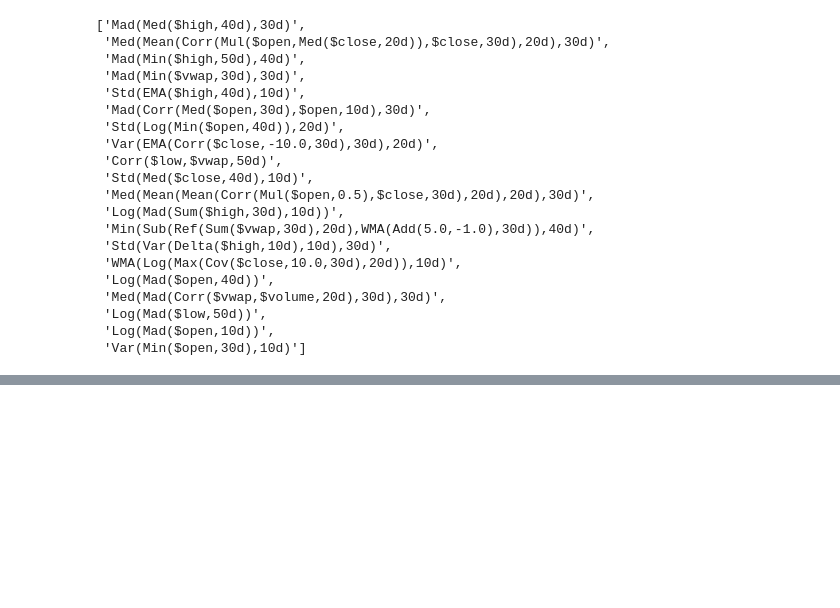
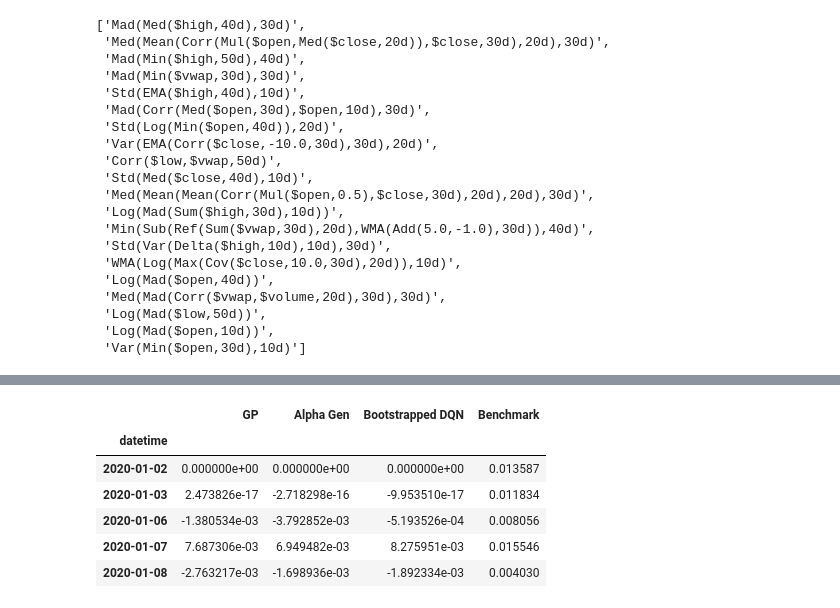
Before and after one commit to Ty-Wattana/alphadeepex, a Jupyter notebook: report.ipynb, the cells around one changed output, grey strips where cells are left out. Saved outputs shown, nothing was run; the diff lists cells and outputs as text; code cells hidden in the pictures; blank space fills up the shorter version.

```diff
--- a/report.ipynb
+++ b/report.ipynb
@@ -269,8 +271,8 @@ report
 | 2021-12-31 | 1.544379e+08 | 5.813494e-03 | 1.306747e+10 | 0.192542 | 1.960120e+07 | 0.000289 | 1.536577e+08 | 7.802481e+05 | 0.003832 |
 486 rows × 9 columns
 # %%
-report["cum_return"] = report["return"].cumsum()
-report
+alphaGen_report["cum_return"] = alphaGen_report["return"].cumsum()
+alphaGen_report
 # %% [output]
 |  | account | return | total_turnover | turnover | total_cost | cost | value | cash | bench | ... |
 | datetime |  |  |  |  |  |  |  |  |  | ... |
@@ -296,0 +322,19 @@ chart.show()
+# %%
+import pandas as pd
+df_com = pd.DataFrame()
+
+df_com["GP"] = gp_report["return"].cumsum()
+df_com["Alpha Gen"] = alphaGen_report["return"].cumsum()
+df_com["Bootstrapped DQN"] = boot_report["return"].cumsum()
+df_com["Benchmark"] = boot_report["bench"].cumsum()
+
+
+df_com.head()
+# %% [output]
+|  | GP | Alpha Gen | Bootstrapped DQN | Benchmark |
+| datetime |  |  |  |  |
+| 2020-01-02 | 0.000000e+00 | 0.000000e+00 | 0.000000e+00 | 0.013587 |
+| 2020-01-03 | 2.473826e-17 | -2.718298e-16 | -9.953510e-17 | 0.011834 |
+| 2020-01-06 | -1.380534e-03 | -3.792852e-03 | -5.193526e-04 | 0.008056 |
+| 2020-01-07 | 7.687306e-03 | 6.949482e-03 | 8.275951e-03 | 0.015546 |
+| 2020-01-08 | -2.763217e-03 | -1.698936e-03 | -1.892334e-03 | 0.004030 |
```
Also changed, not shown: parts of 10 cells of this notebook, 1 other file.
